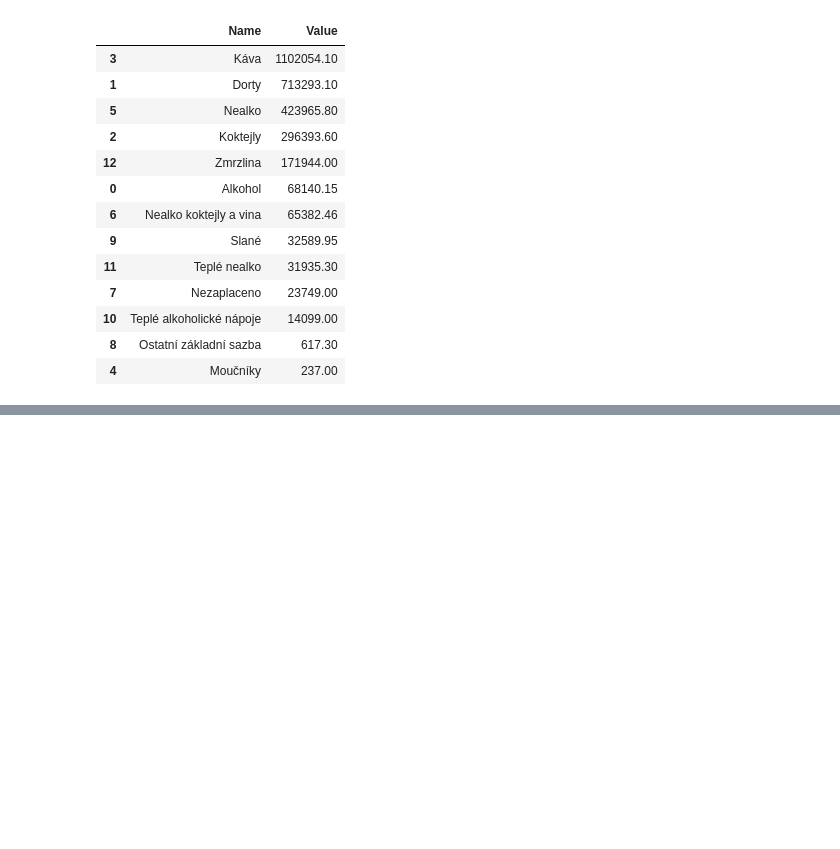
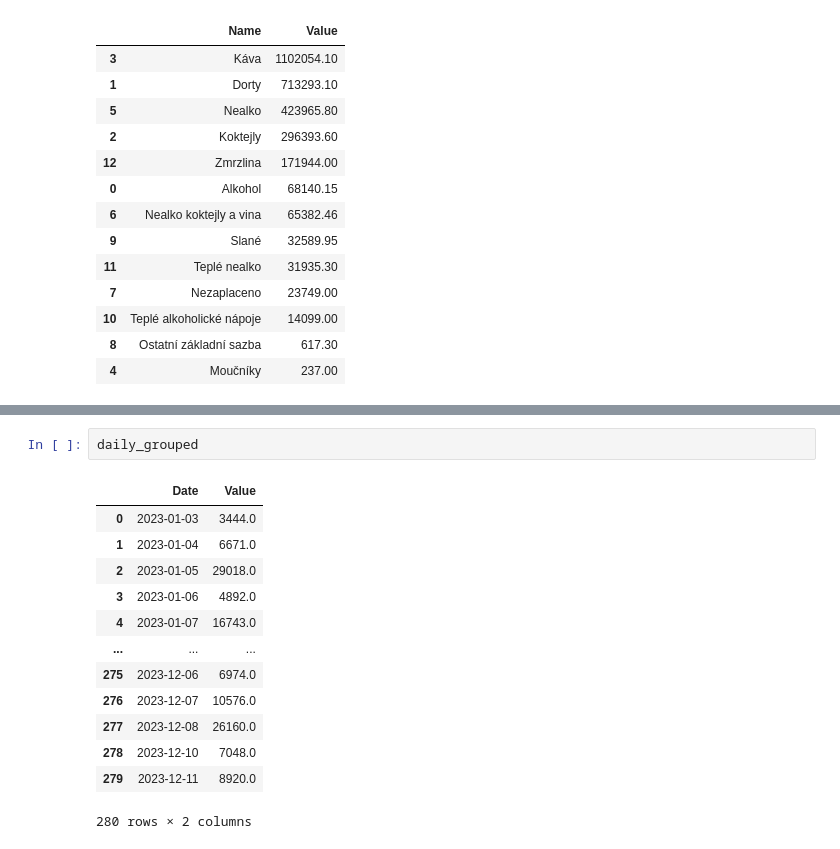
Before and after one commit to AdamLazil/Coffee_house_data, a Jupyter notebook: quickOverview.ipynb, the cells around one changed output, grey strips where cells are left out. Saved outputs shown, nothing was run; the diff lists cells and outputs as text; blank space fills up the shorter version.

```diff
--- a/quickOverview.ipynb
+++ b/quickOverview.ipynb
@@ -71,0 +92,16 @@ plt.show()
+# %%
+daily_grouped
+# %% [output]
+|  | Date | Value |
+| 0 | 2023-01-03 | 3444.0 |
+| 1 | 2023-01-04 | 6671.0 |
+| 2 | 2023-01-05 | 29018.0 |
+| 3 | 2023-01-06 | 4892.0 |
+| 4 | 2023-01-07 | 16743.0 |
+| ... | ... | ... |
+| 275 | 2023-12-06 | 6974.0 |
+| 276 | 2023-12-07 | 10576.0 |
+| 277 | 2023-12-08 | 26160.0 |
+| 278 | 2023-12-10 | 7048.0 |
+| 279 | 2023-12-11 | 8920.0 |
+280 rows × 2 columns
```
Also changed, not shown: parts of 4 cells of this notebook.
